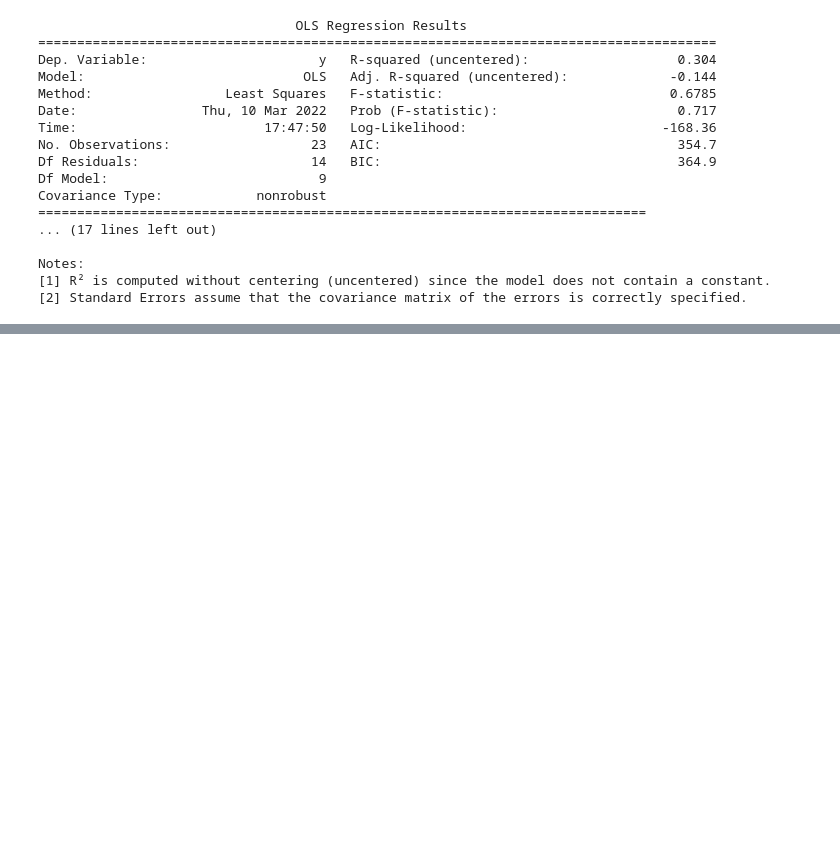
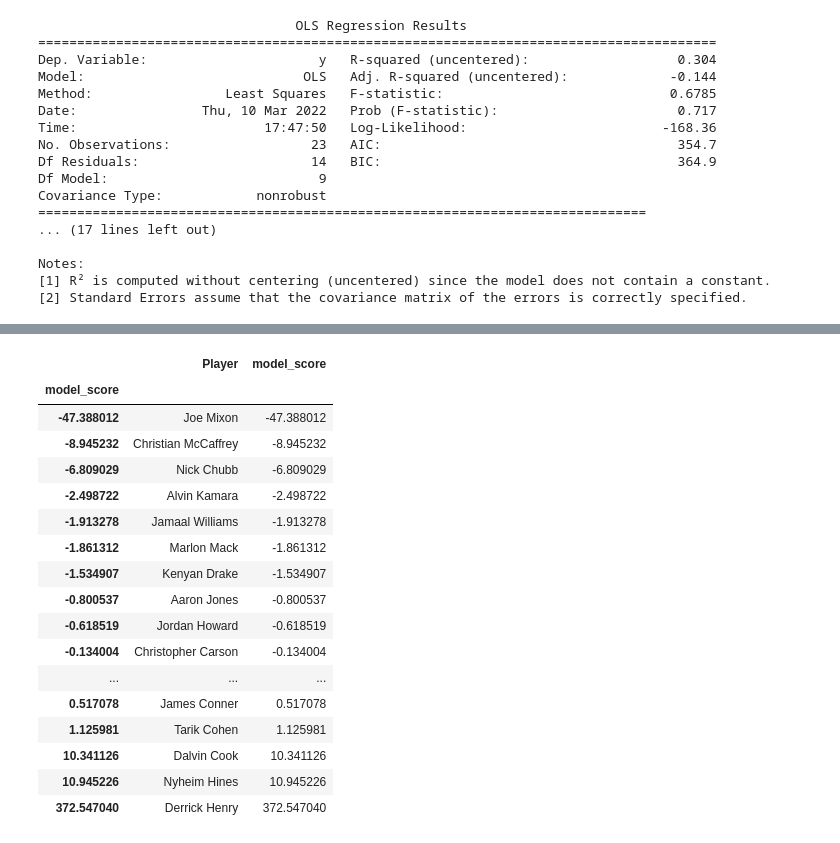
Before and after one commit to akulkarnii/nflmetrics, a Jupyter notebook: rb_contract_yr_performance.ipynb, the cells around one changed output, grey strips where cells are left out. Saved outputs shown, nothing was run; the diff lists cells and outputs as text; code cells hidden in the pictures; blank space fills up the shorter version.

```diff
--- a/rb_contract_yr_performance.ipynb
+++ b/rb_contract_yr_performance.ipynb
@@ -259,0 +337,21 @@ Notes:
+# %%
+ngs.groupby('model_score')[['Player','model_score']].max()
+# %% [output]
+|  | Player | model_score |
+| model_score |  |  |
+| -47.388012 | Joe Mixon | -47.388012 |
+| -8.945232 | Christian McCaffrey | -8.945232 |
+| -6.809029 | Nick Chubb | -6.809029 |
+| -2.498722 | Alvin Kamara | -2.498722 |
+| -1.913278 | Jamaal Williams | -1.913278 |
+| -1.861312 | Marlon Mack | -1.861312 |
+| -1.534907 | Kenyan Drake | -1.534907 |
+| -0.800537 | Aaron Jones | -0.800537 |
+| -0.618519 | Jordan Howard | -0.618519 |
+| -0.134004 | Christopher Carson | -0.134004 |
+| ... | ... | ... |
+| 0.517078 | James Conner | 0.517078 |
+| 1.125981 | Tarik Cohen | 1.125981 |
+| 10.341126 | Dalvin Cook | 10.341126 |
+| 10.945226 | Nyheim Hines | 10.945226 |
+| 372.547040 | Derrick Henry | 372.547040 |
```
Also changed, not shown: parts of 19 cells of this notebook.
